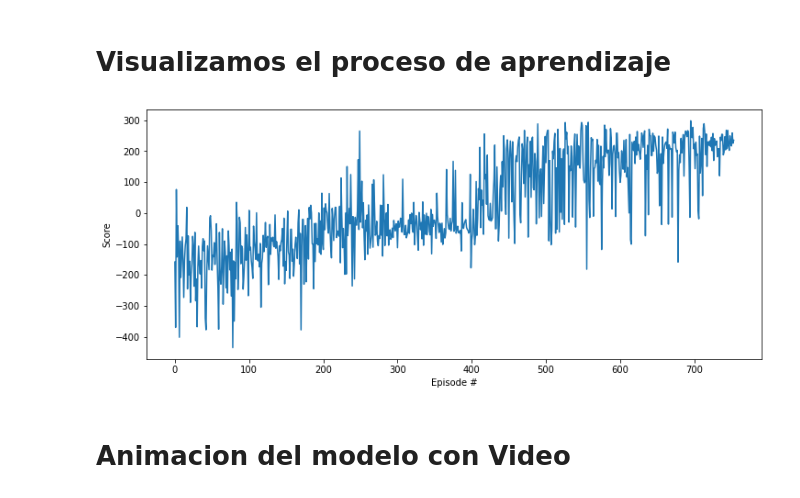
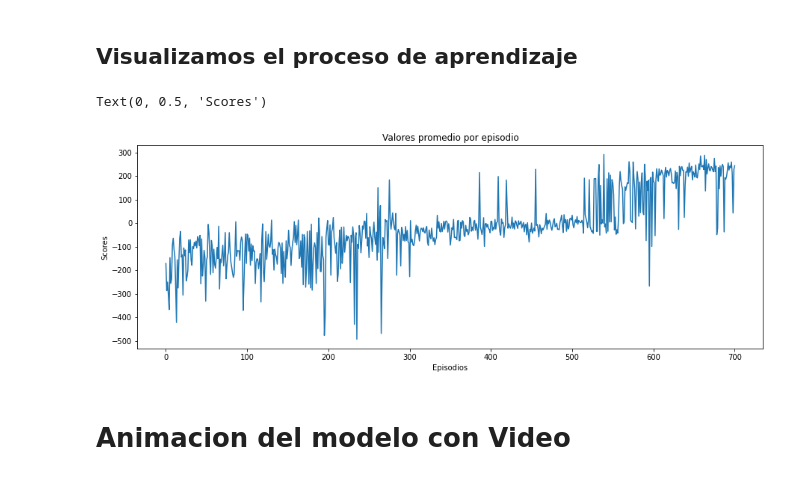
Before and after one commit to urvog/RL-Pytorch-LunarLander, a Jupyter notebook: 20220701 DQN Pytorch Lunar Lander.ipynb, the cells around one changed output. Saved outputs shown, nothing was run; the diff lists cells and outputs as text; code cells hidden in the pictures.

```diff
--- a/20220701 DQN Pytorch Lunar Lander.ipynb
+++ b/20220701 DQN Pytorch Lunar Lander.ipynb
@@ -304,0 +269,11 @@ Environment solved in 654 episodes!     Average Score: 200.45
+# %%
+#ENTRENAMOS LA RED
+agent = Agent(state_size=8, action_size=4, seed=0)
+
+#PARAMETROS PARA EL ENTRENAMIENTO
+n_episodes = 1000
+max_t = 1000
+eps_end = 0.01
+eps_decay = 0.995
+
+scores = dqn(n_episodes=n_episodes, max_t=max_t, eps_end=eps_end, eps_decay=eps_decay)
@@ -305,14 +290,14 @@ Environment solved in 654 episodes!     Average Score: 200.45
 # %% [markdown]
-# Visualizamos el proceso de aprendizaje
+## Visualizamos el proceso de aprendizaje
 # %%
-fig = plt.figure(figsize=(12,5))
-ax = fig.add_subplot(111)
-plt.plot(np.arange(len(scores)), scores)
-plt.ylabel('Score')
-plt.xlabel('Episode #')
-plt.show()
+plt.figure(figsize=(15,5))
+ax = sns.lineplot(x = np.arange(len(scores)), y = scores)
+ax.set_title("Valores promedio por episodio")
+ax.set_xlabel("Episodios")
+ax.set_ylabel("Scores")
 # %% [output]
+Text(0, 0.5, 'Scores')
-[figure, old version]
+[figure, new version]
 # %% [markdown]
 # Animacion del modelo con Video
 # %%
```
Also changed, not shown: parts of 15 cells of this notebook, 7 other files.
